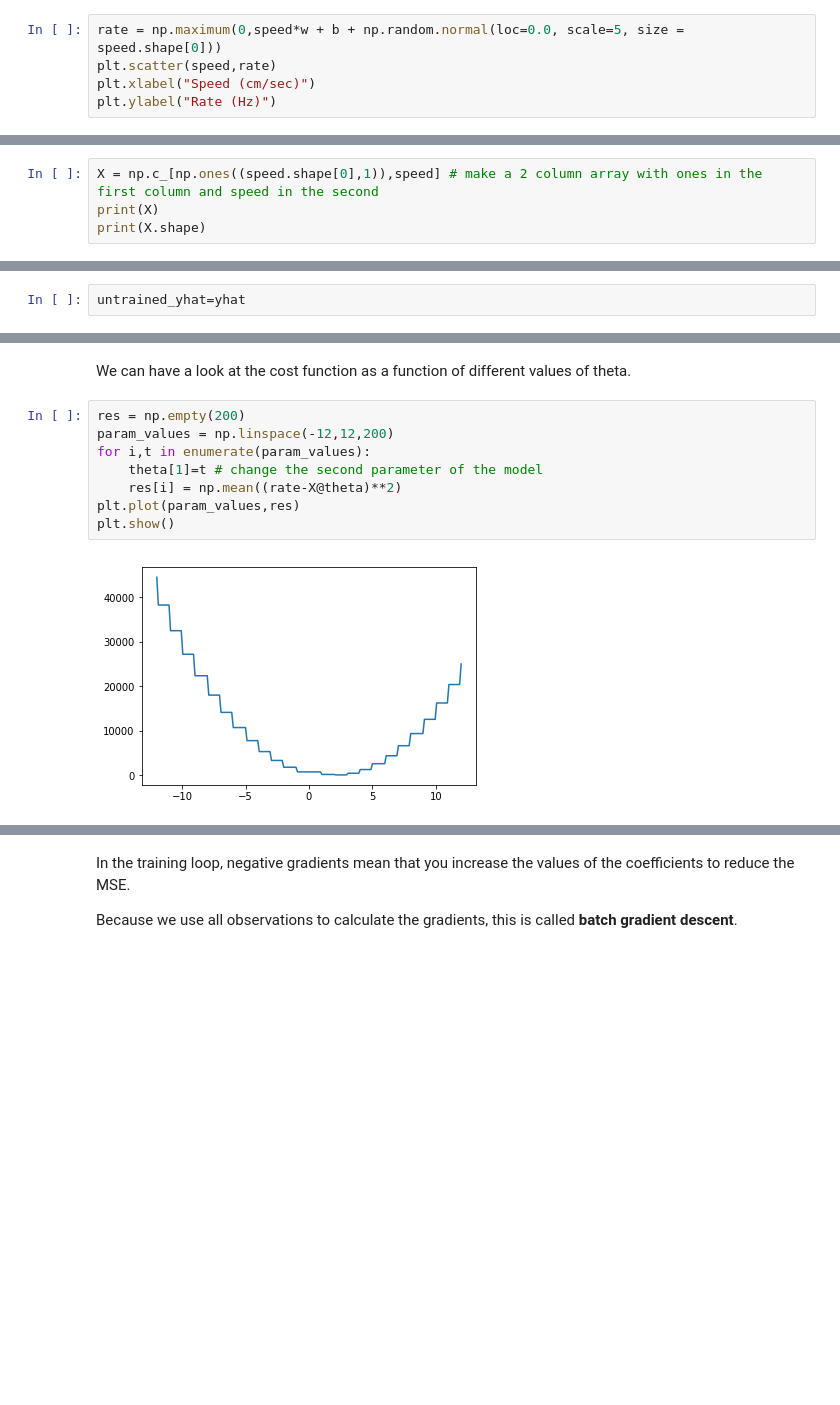
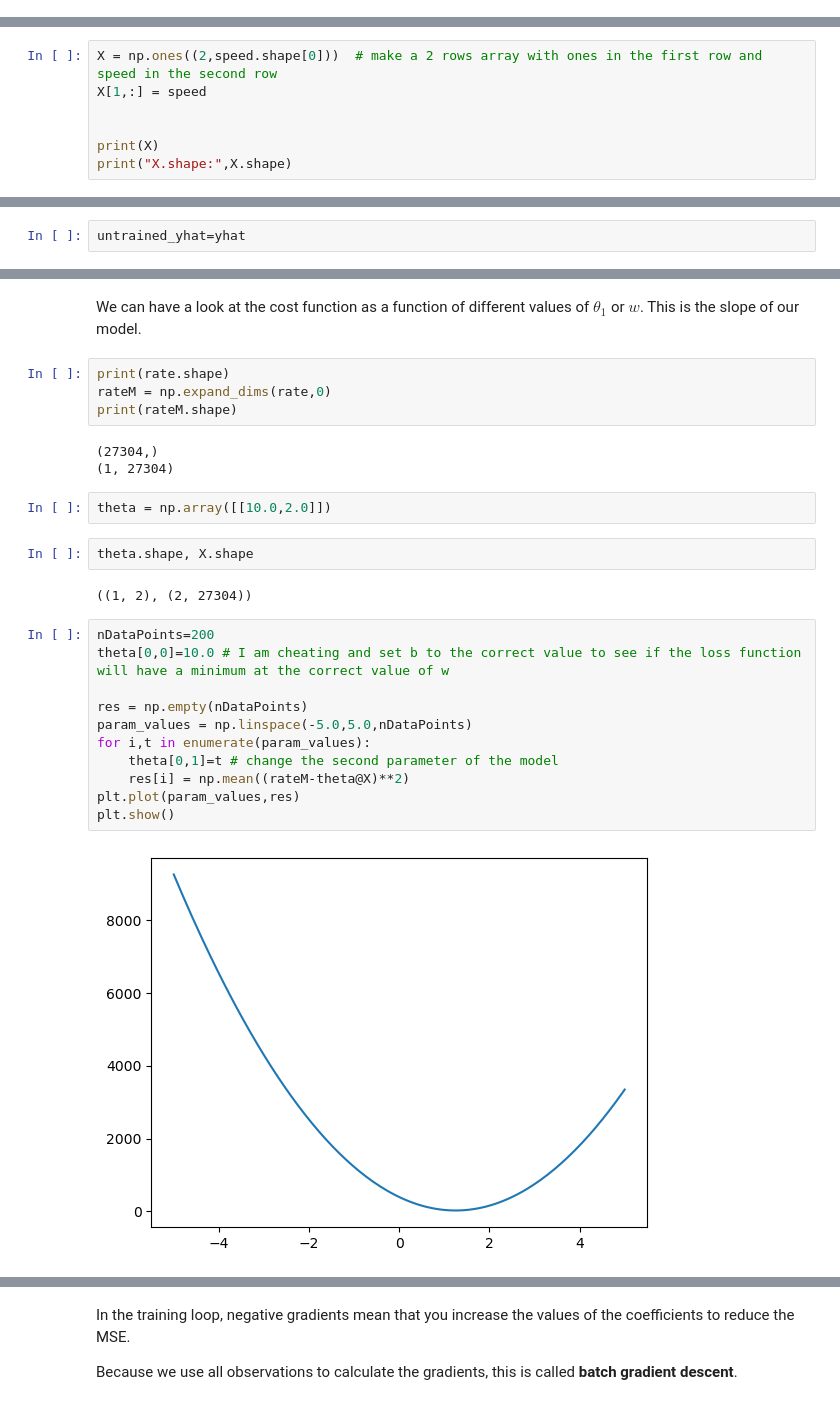
Before and after one commit to kevin-allen/dataScienceNeuro, a Jupyter notebook: notebooks/lecture_04.ipynb, the cells around one changed output, grey strips where cells are left out. Drawn from its saved outputs; the diff is of its cells as text; blank space fills up the shorter version.

```diff
--- a/notebooks/lecture_04.ipynb
+++ b/notebooks/lecture_04.ipynb
@@ -317,5 +308,0 @@ b = 10 # parameter 1
-# %%
-rate = np.maximum(0,speed*w + b + np.random.normal(loc=0.0, scale=5, size = speed.shape[0]))
-plt.scatter(speed,rate)
-plt.xlabel("Speed (cm/sec)")
-plt.ylabel("Rate (Hz)")
@@ -405,6 +452,9 @@ When we train our model, we will modify the values in $\theta$ in order to impro
 We can now put our 30000 data points in the 2D array $x$. The first column is always 1s.
 # %%
-X = np.c_[np.ones((speed.shape[0],1)),speed] # make a 2 column array with ones in the first column and speed in the second
+X = np.ones((2,speed.shape[0]))  # make a 2 rows array with ones in the first row and speed in the second row
+X[1,:] = speed
+
+
 print(X)
-print(X.shape)
+print("X.shape:",X.shape)
 # %% [output]
@@ -476,17 +523,33 @@ The amount by which we move down the slope can be controlled by a model hyperpar
 
 The model hyperparameters are not optimized from the data. They control how the model learns.
 # %% [markdown]
-We can have a look at the cost function as a function of different values of theta.
+We can have a look at the cost function as a function of different values of $\theta_1$ or $w$. This is the slope of our model.
+# %%
+print(rate.shape)
+rateM = np.expand_dims(rate,0)
+print(rateM.shape)
+# %% [output]
+(27304,)
+(1, 27304)
+# %%
+theta = np.array([[10.0,2.0]])
+# %%
+theta.shape, X.shape
+# %% [output]
+((1, 2), (2, 27304))
 # %%
-res = np.empty(200)
-param_values = np.linspace(-12,12,200)
+nDataPoints=200
+theta[0,0]=10.0 # I am cheating and set b to the correct value to see if the loss function will have a minimum at the correct value of w
+
+res = np.empty(nDataPoints)
+param_values = np.linspace(-5.0,5.0,nDataPoints)
 for i,t in enumerate(param_values):
-    theta[1]=t # change the second parameter of the model
-    res[i] = np.mean((rate-X@theta)**2)
+    theta[0,1]=t # change the second parameter of the model
+    res[i] = np.mean((rateM-theta@X)**2)
 plt.plot(param_values,res)
 plt.show()
 # %% [output]
-[figure, old version]
+[figure, new version]
 # %% [markdown]
 ### Partial derivative of the cost function
 
```
Also changed, not shown: parts of 67 cells of this notebook, 1 other file.
